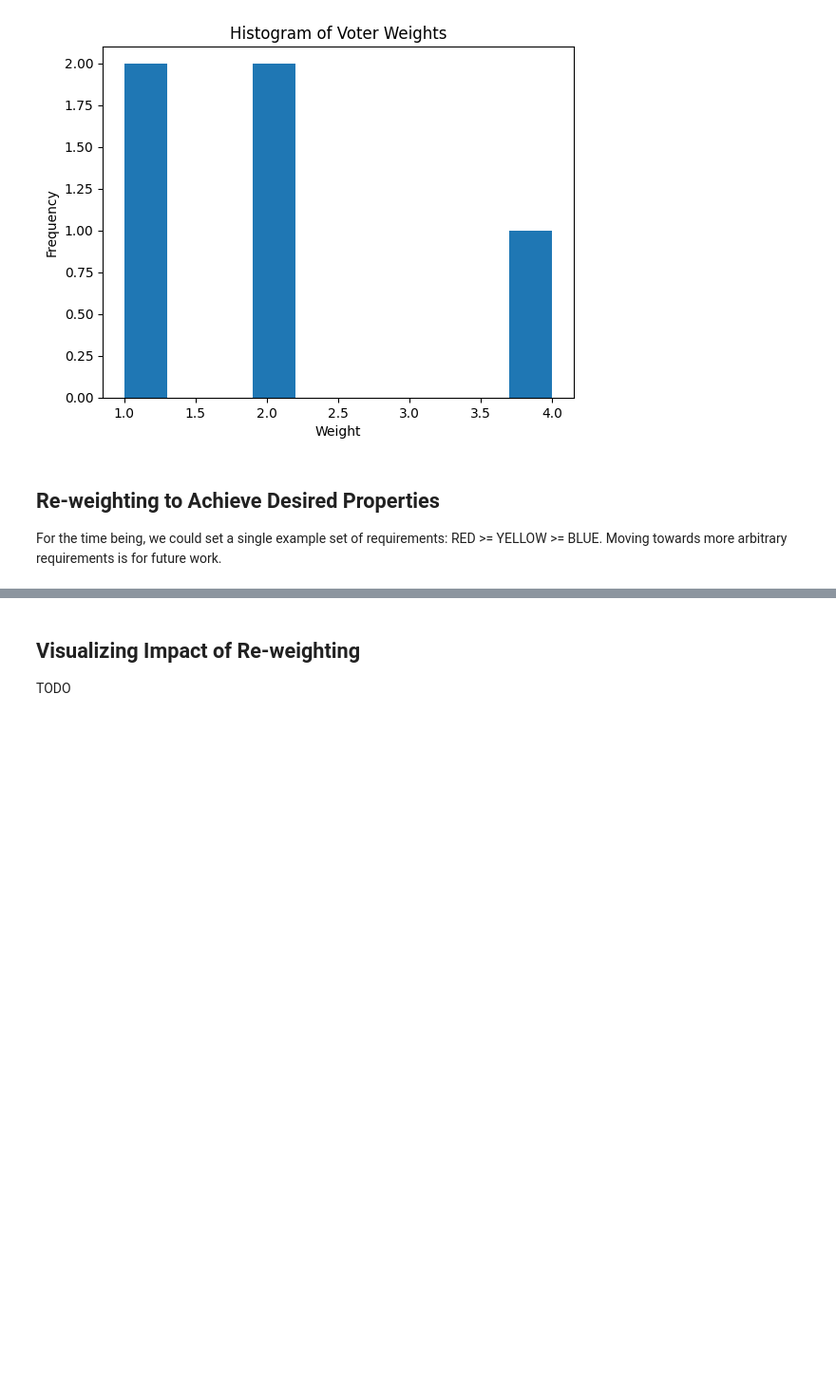
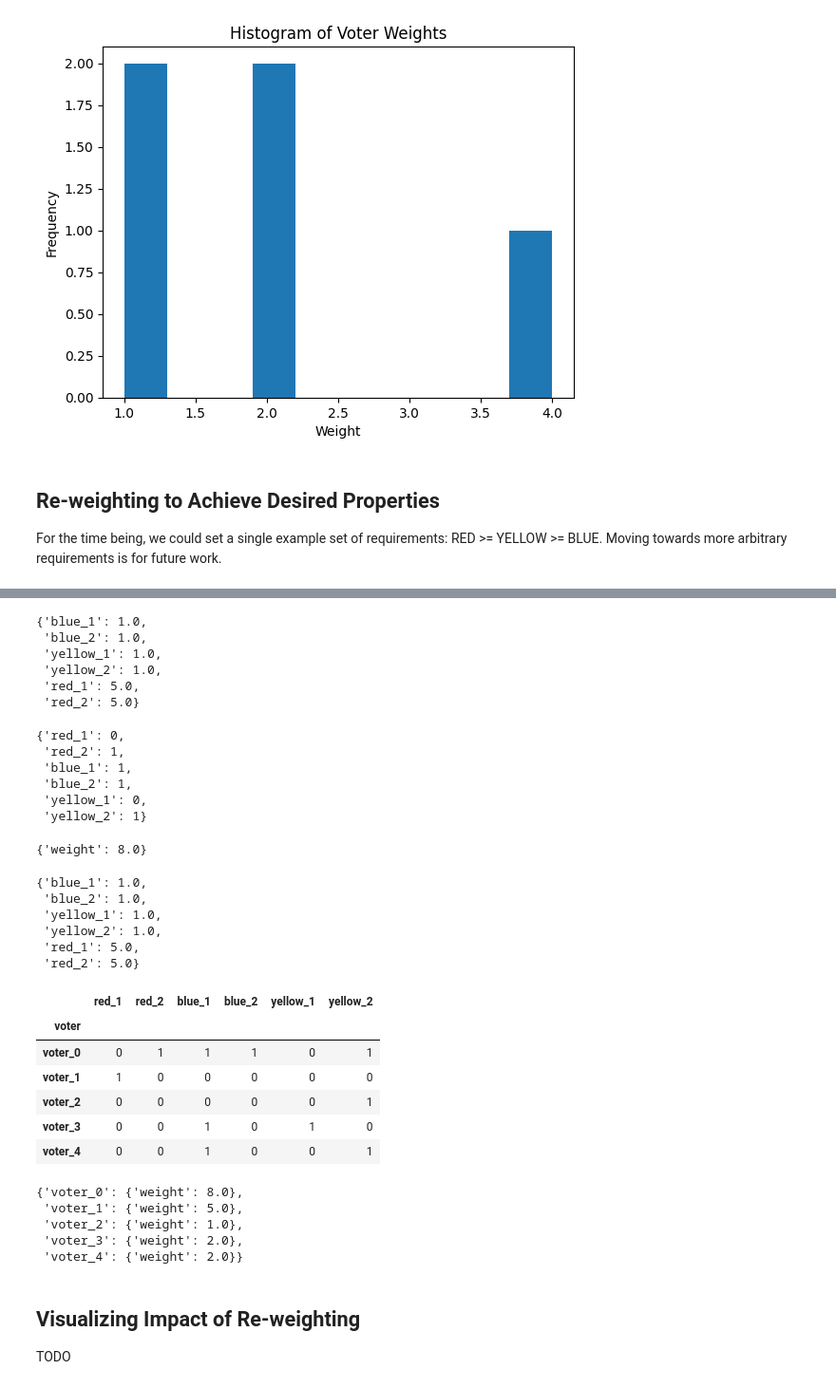
Before and after one commit to TE-Academy/Reputation-based_Weighted_Voting, a Jupyter notebook: notebooks/demonstration-octopus-mainly-code.ipynb, the cells around one changed output, grey strips where cells are left out. Shown: that part at 95% size. Saved outputs shown, nothing was run; the diff lists cells and outputs as text; code cells hidden in the pictures; blank space fills up the shorter version.

```diff
--- a/notebooks/demonstration.ipynb
+++ b/notebooks/demonstration-octopus-mainly-code.ipynb
@@ -45,7 +45,8 @@ This is input in the form of a .csv file with
 VOTER_INFO_FILE = "data/default_voter_data.csv"
 # %%
 # Read Initial Data From csv file
-voter_cred_df = pd.read_csv(VOTER_INFO_FILE, index_col = 'voter')
+voter_cred_df = pd.read_csv(VOTER_INFO_FILE,
+                             index_col = 'voter')
 # %%
 voter_cred_dict = voter_cred_df_to_dict(voter_cred_df)
 # %% [markdown]
@@ -247,0 +295,9 @@ def reweight_color_creds(initial_voter_data: pd.DataFrame,
+# %%
+my_weighting_mechanism.credential_weights
+# %% [output]
+{'blue_1': 1.0,
+ 'blue_2': 1.0,
+ 'yellow_1': 1.0,
+ 'yellow_2': 1.0,
+ 'red_1': 5.0,
+ 'red_2': 5.0}
@@ -248,3 +306,43 @@ def reweight_color_creds(initial_voter_data: pd.DataFrame,
+# %%
+voter_cred_dict.get("voter_0")
+# %% [output]
+{'red_1': 0,
+ 'red_2': 1,
+ 'blue_1': 1,
+ 'blue_2': 1,
+ 'yellow_1': 0,
+ 'yellow_2': 1}
+# %%
+final_voter_weights_dict.get("voter_0")
+# %% [output]
+{'weight': 8.0}
+# %%
+final_cred_weights_dict
+# %% [output]
+{'blue_1': 1.0,
+ 'blue_2': 1.0,
+ 'yellow_1': 1.0,
+ 'yellow_2': 1.0,
+ 'red_1': 5.0,
+ 'red_2': 5.0}
+# %%
+voter_cred_df
+# %% [output]
+|  | red_1 | red_2 | blue_1 | blue_2 | yellow_1 | yellow_2 |
+| voter |  |  |  |  |  |  |
+| voter_0 | 0 | 1 | 1 | 1 | 0 | 1 |
+| voter_1 | 1 | 0 | 0 | 0 | 0 | 0 |
+| voter_2 | 0 | 0 | 0 | 0 | 0 | 1 |
+| voter_3 | 0 | 0 | 1 | 0 | 1 | 0 |
+| voter_4 | 0 | 0 | 1 | 0 | 0 | 1 |
+# %%
+final_voter_weights_dict
+# %% [output]
+{'voter_0': {'weight': 8.0},
+ 'voter_1': {'weight': 5.0},
+ 'voter_2': {'weight': 1.0},
+ 'voter_3': {'weight': 2.0},
+ 'voter_4': {'weight': 2.0}}
 # %% [markdown]
 ## Visualizing Impact of Re-weighting
 
```
Also changed, not shown: parts of 15 cells of this notebook, 4 other files.
